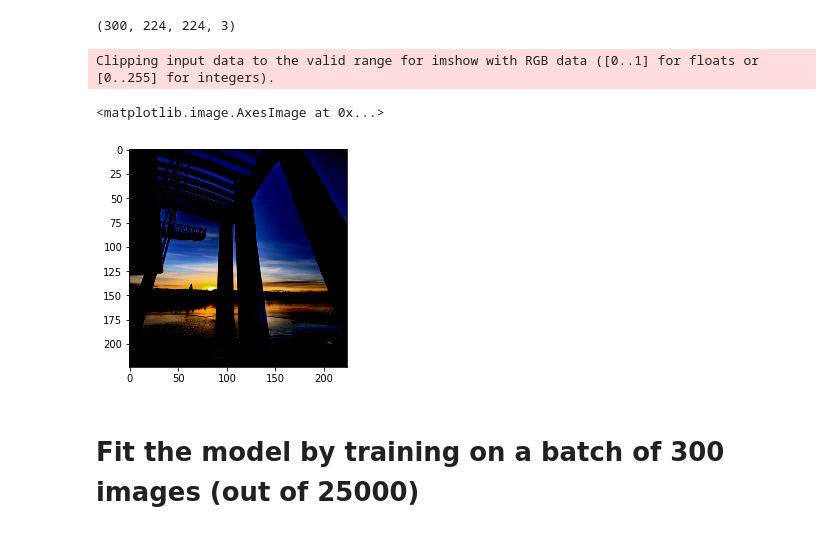
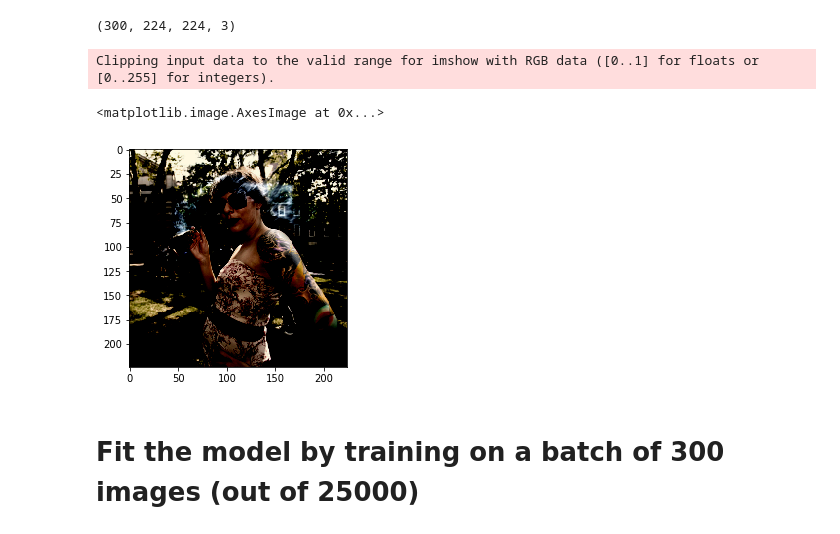
Before and after one commit to rahulrzende/Restoration-and-colorization-of-grayscale-memories-using-CNNs, a Jupyter notebook: src/in_progress/image_colorization.ipynb, the cells around one changed output. Saved outputs shown, nothing was run; the diff lists cells and outputs as text; code cells hidden in the pictures.

```diff
--- a/src/in_progress/image_colorization.ipynb
+++ b/src/in_progress/image_colorization.ipynb
@@ -176,11 +190,11 @@ imgs_for_output = preprocess_input(get_rbg_from_lab(gray_imgs = images_gray, ab_
 # %% [output]
 (300, 224, 224, 3)
 # %%
-plt.imshow(imgs_for_output[5])
+plt.imshow(imgs_for_output[0])
 # %% [output]
 Clipping input data to the valid range for imshow with RGB data ([0..1] for floats or [0..255] for integers).
 <matplotlib.image.AxesImage at 0x...>
-[figure, old version]
+[figure, new version]
 # %% [markdown]
 # Fit the model by training on a batch of 300 images (out of 25000)
 # %%
```
Also changed, not shown: parts of 25 cells of this notebook, 3 other files.
